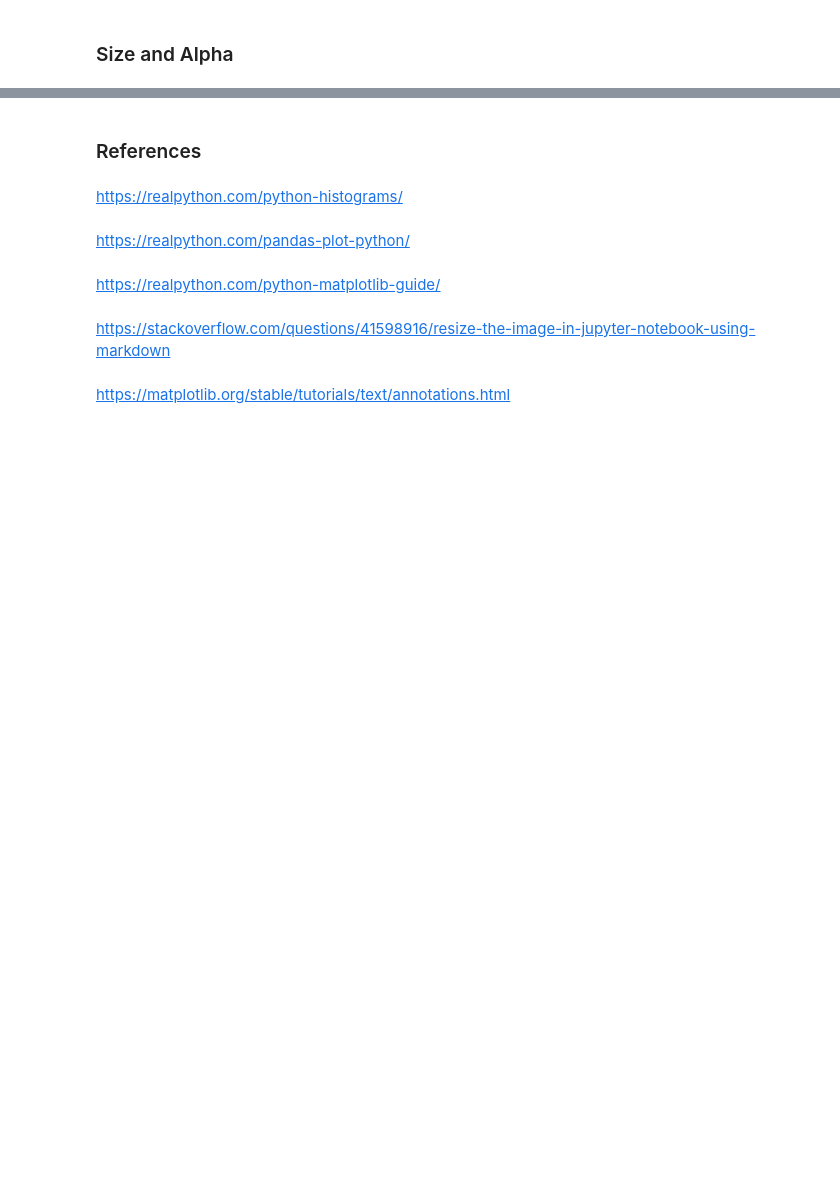
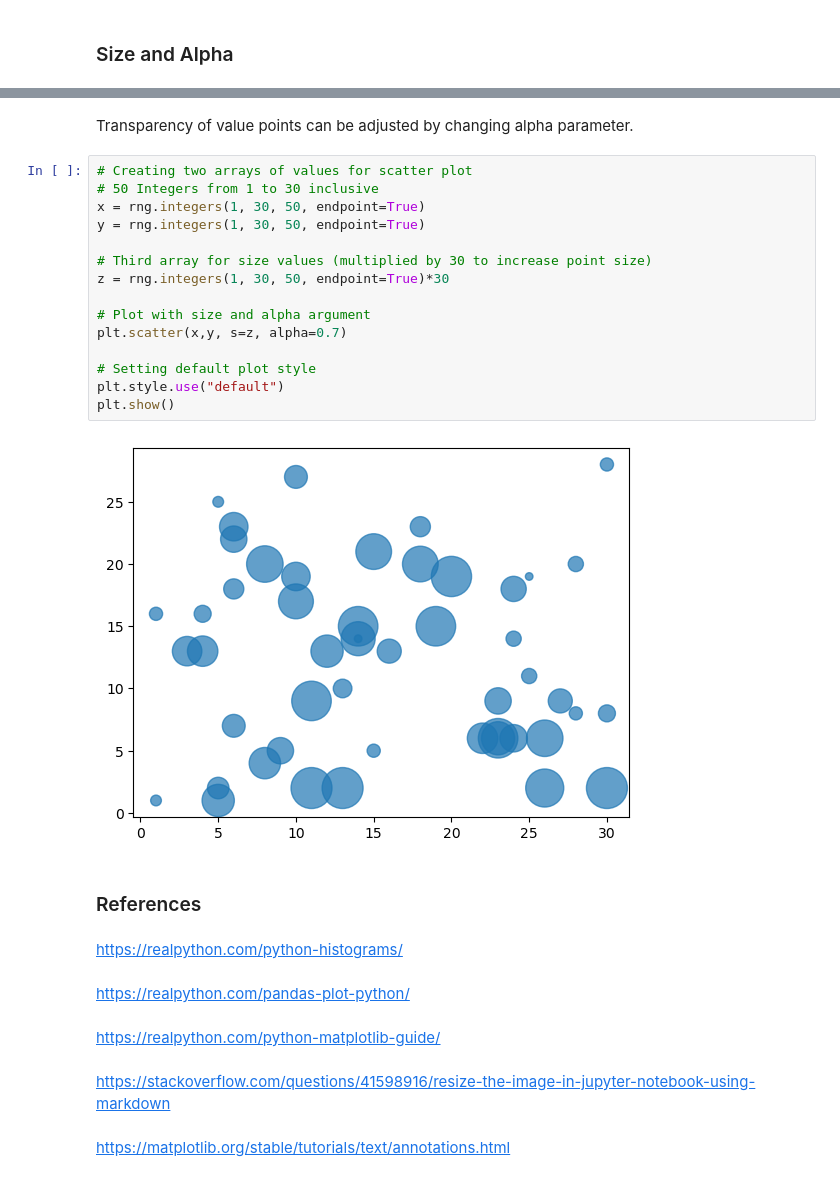
Before and after one commit to Mantvydas-data/FundamentalsofDataAnalysis, a Jupyter notebook: pyplot.ipynb, the cells around one changed output, grey strips where cells are left out. Cells and saved outputs as stored; diff of their text form; blank space fills up the shorter version.

```diff
--- a/pyplot.ipynb
+++ b/pyplot.ipynb
@@ -497,3 +516,22 @@ plt.show()
+# %% [markdown]
+Transparency of value points can be adjusted by changing alpha parameter.
+# %%
+# Creating two arrays of values for scatter plot
+# 50 Integers from 1 to 30 inclusive
+x = rng.integers(1, 30, 50, endpoint=True)
+y = rng.integers(1, 30, 50, endpoint=True)
+
+# Third array for size values (multiplied by 30 to increase point size)
+z = rng.integers(1, 30, 50, endpoint=True)*30
+
+# Plot with size and alpha argument
+plt.scatter(x,y, s=z, alpha=0.7)
+
+# Setting default plot style
+plt.style.use("default")
+plt.show()
+# %% [output]
+[figure, added]
 # %% [markdown]
 ### References
 # %% [markdown]
```
Also changed, not shown: parts of 7 cells of this notebook.
